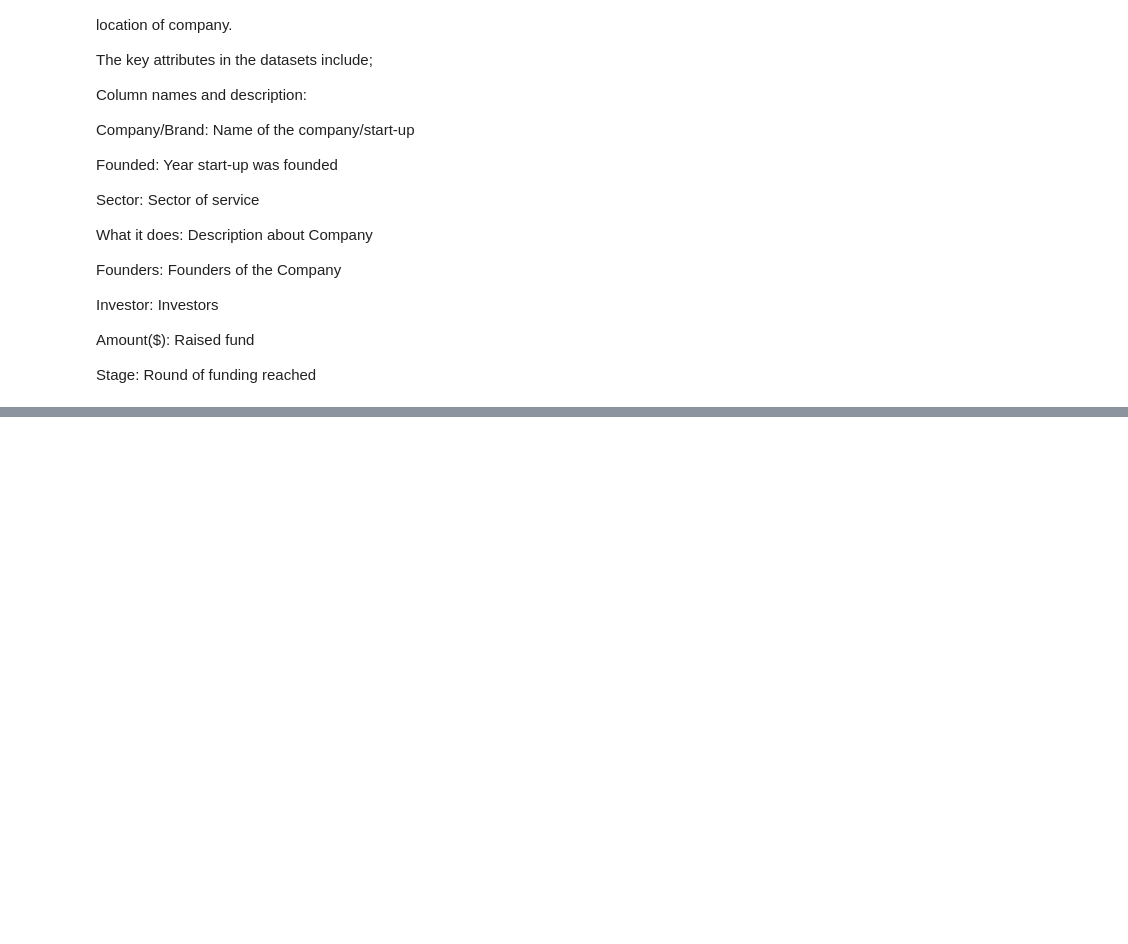
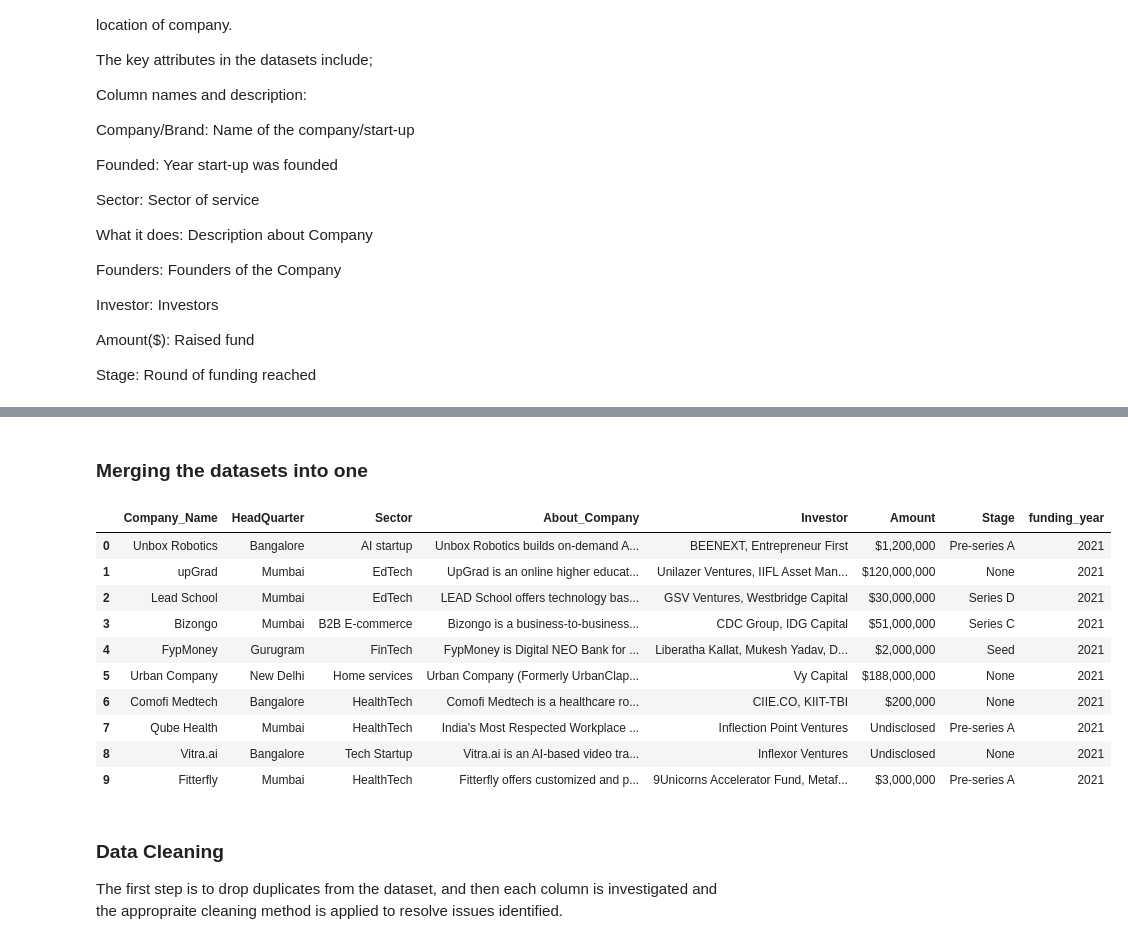
Before and after one commit to SylviaEleme/LP1-The-Indian-Startup-Ecosystem-, a Jupyter notebook: Notebooks/Project.ipynb, the cells around one changed output, grey strips where cells are left out. Saved outputs shown, nothing was run; the diff lists cells and outputs as text; code cells hidden in the pictures; blank space fills up the shorter version.

```diff
--- a/Notebooks/Project.ipynb
+++ b/Notebooks/Project.ipynb
@@ -281,0 +458,44 @@ memory usage: 7.1+ KB
+# %%
+# converting all amounts in rupees(₹) to dollars($) for the 2018 dataset
+
+exchange_rates_2018 = 0.0146
+
+
+# Function to convert currency
+def convert_currency(amount):
+    if amount.startswith('₹'):
+        cleaned_amount = amount.replace('₹', '').replace(',', '')
+        try:
+            return float(cleaned_amount) * exchange_rates_2018
+        except ValueError:
+            return amount   # Keep the original value for invalid formats
+    else:
+        try:
+            return float(amount)
+        except ValueError:
+            return amount
+
+# Apply the function to the 'Amount' column
+data_2018['Amount'] = data_2018['Amount'].apply(convert_currency)
+# %% [markdown]
+### Merging the datasets into one
+# %%
+data_combined = pd.concat([data_2021, data_2020, data_2019,data_2018], ignore_index=True)
+data_combined.head(10)
+# %% [output]
+|  | Company_Name | HeadQuarter | Sector | About_Company | Investor | Amount | Stage | funding_year |
+| 0 | Unbox Robotics | Bangalore | AI startup | Unbox Robotics builds on-demand A... | BEENEXT, Entrepreneur First | $1,200,000 | Pre-series A | 2021 |
+| 1 | upGrad | Mumbai | EdTech | UpGrad is an online higher educat... | Unilazer Ventures, IIFL Asset Man... | $120,000,000 | None | 2021 |
+| 2 | Lead School | Mumbai | EdTech | LEAD School offers technology bas... | GSV Ventures, Westbridge Capital | $30,000,000 | Series D | 2021 |
+| 3 | Bizongo | Mumbai | B2B E-commerce | Bizongo is a business-to-business... | CDC Group, IDG Capital | $51,000,000 | Series C | 2021 |
+| 4 | FypMoney | Gurugram | FinTech | FypMoney is Digital NEO Bank for ... | Liberatha Kallat, Mukesh Yadav, D... | $2,000,000 | Seed | 2021 |
+| 5 | Urban Company | New Delhi | Home services | Urban Company (Formerly UrbanClap... | Vy Capital | $188,000,000 | None | 2021 |
+| 6 | Comofi Medtech | Bangalore | HealthTech | Comofi Medtech is a healthcare ro... | CIIE.CO, KIIT-TBI | $200,000 | None | 2021 |
+| 7 | Qube Health | Mumbai | HealthTech | India's Most Respected Workplace ... | Inflection Point Ventures | Undisclosed | Pre-series A | 2021 |
+| 8 | Vitra.ai | Bangalore | Tech Startup | Vitra.ai is an AI-based video tra... | Inflexor Ventures | Undisclosed | None | 2021 |
+| 9 | Fitterfly | Mumbai | HealthTech | Fitterfly offers customized and p... | 9Unicorns Accelerator Fund, Metaf... | $3,000,000 | Pre-series A | 2021 |
+# %% [markdown]
+### Data Cleaning
+
+The first step is to drop duplicates from the dataset, and then
+each column is investigated and the appropraite cleaning method is applied to resolve issues identified.
```
Also changed, not shown: parts of 77 cells of this notebook.
